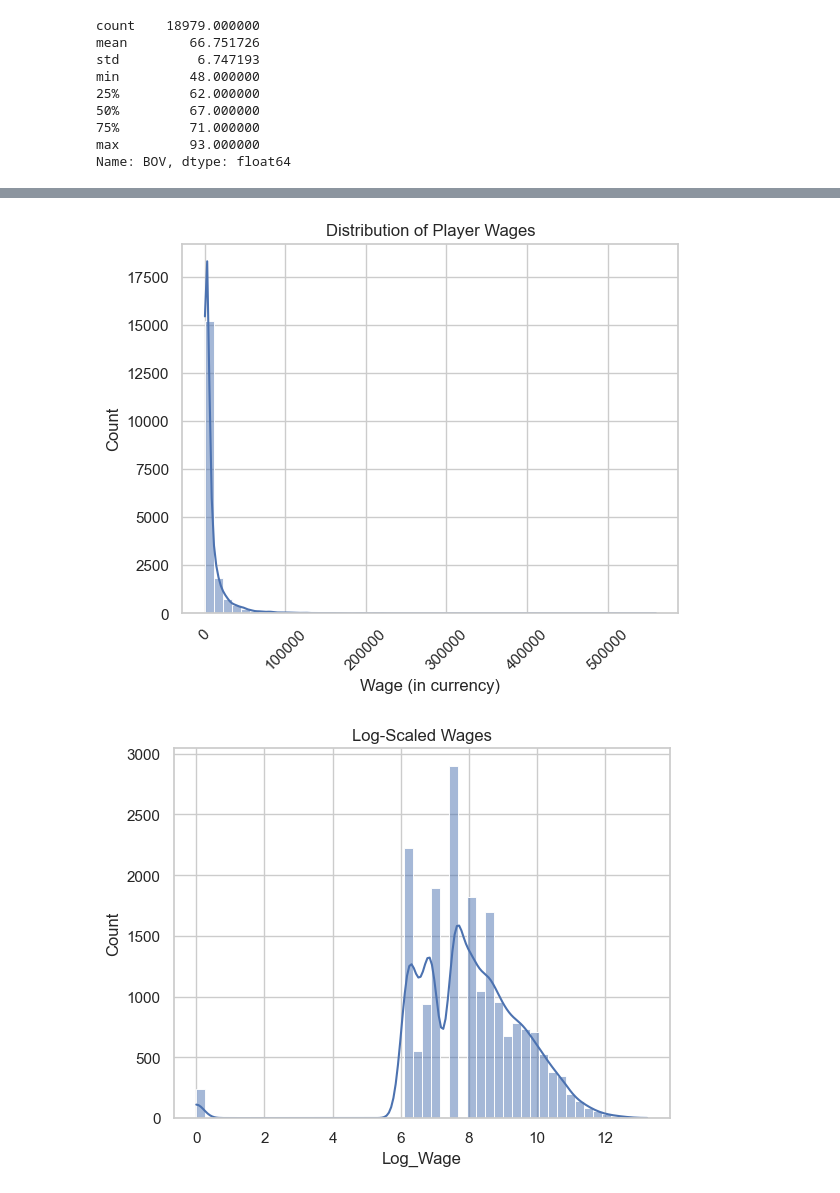
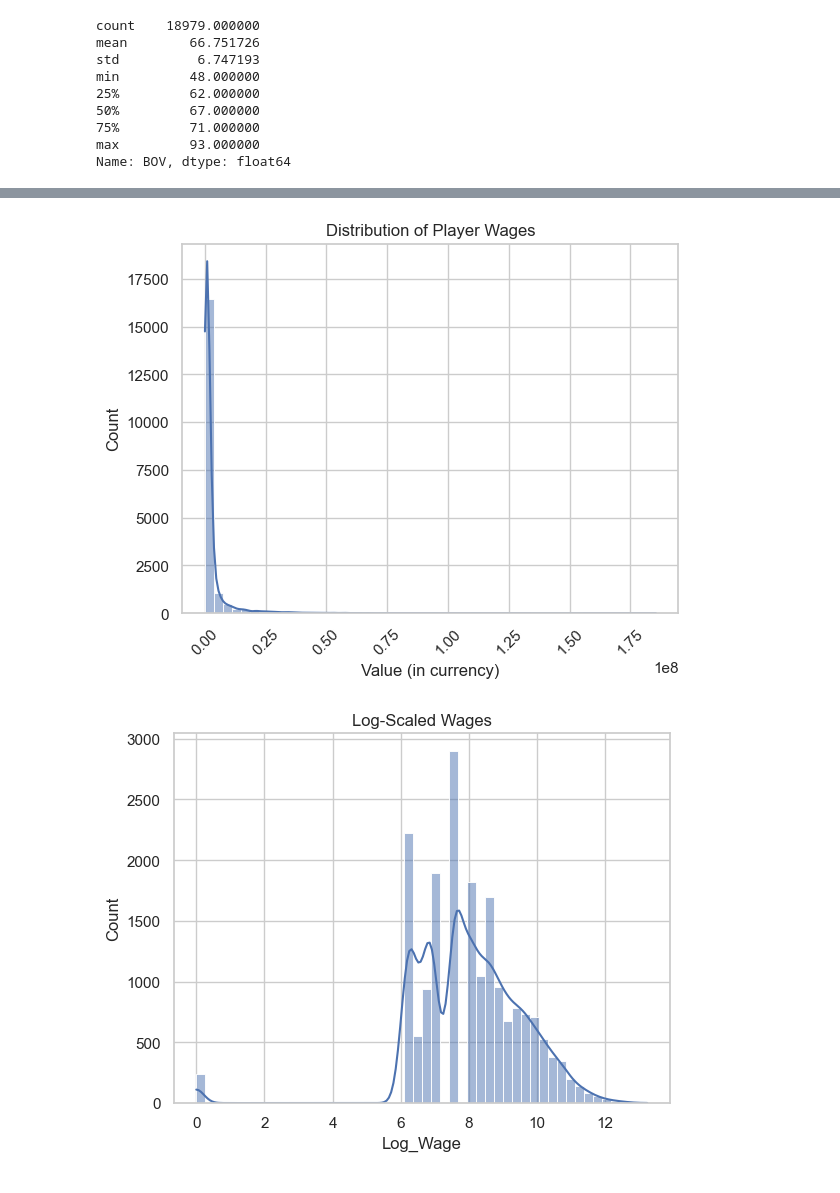
Before and after one commit to QAZYD/eda-repository, a Jupyter notebook: Untitled-1.ipynb, the cells around one changed output, grey strips where cells are left out. Saved outputs shown, nothing was run; the diff lists cells and outputs as text; code cells hidden in the pictures.

```diff
--- a/Untitled-1.ipynb
+++ b/Untitled-1.ipynb
@@ -428,5 +521,2 @@ Forward       3628
 Goalkeeper    2075
 Name: count, dtype: int64
-# %%
-df['Position_Count'] = df['Position_List'].apply(len)
-df['Position_Count'].describe()
@@ -504,2 +547,0 @@ Name: count, dtype: int64
-# %%
-df['Joined'] = pd.to_datetime(df['Joined'], errors='coerce')
@@ -510,13 +547,0 @@ np.int64(0)
-# %%
-df['Loan Date End'] = pd.to_datetime(df['Loan Date End'], errors='coerce')
-# %%
-df['On Loan'] = df['Loan Date End'].notnull()
-
-# Count how many are NOT null (on loan)
-on_loan = df['Loan Date End'].notna().sum()
-
-# Count how many ARE null (not on loan)
-not_on_loan = df['Loan Date End'].isna().sum()
-
-print(f"Players on loan: {on_loan}")
-print(f"Players not on loan: {not_on_loan}")
@@ -559,15 +567,14 @@ df[['Value', 'Wage']].describe()
 # %%
-import matplotlib.pyplot as plt
-import seaborn as sns
 
-sns.histplot(df['Wage'], bins=50, kde=True)
+
+sns.histplot(df['Value'], bins=50, kde=True)
 plt.title('Distribution of Player Wages')
-plt.xlabel('Wage (in currency)')
+plt.xlabel('Value (in currency)')
 plt.ylabel('Count')
 plt.xticks(rotation=45)
 plt.show()
 # %% [output]
-[figure, old version]
+[figure, new version]
 # %%
 import numpy as np
 df['Log_Wage'] = np.log1p(df['Wage'])  # log1p = log(x + 1) to avoid log(0)
```
Also changed, not shown: parts of 86 cells of this notebook.
